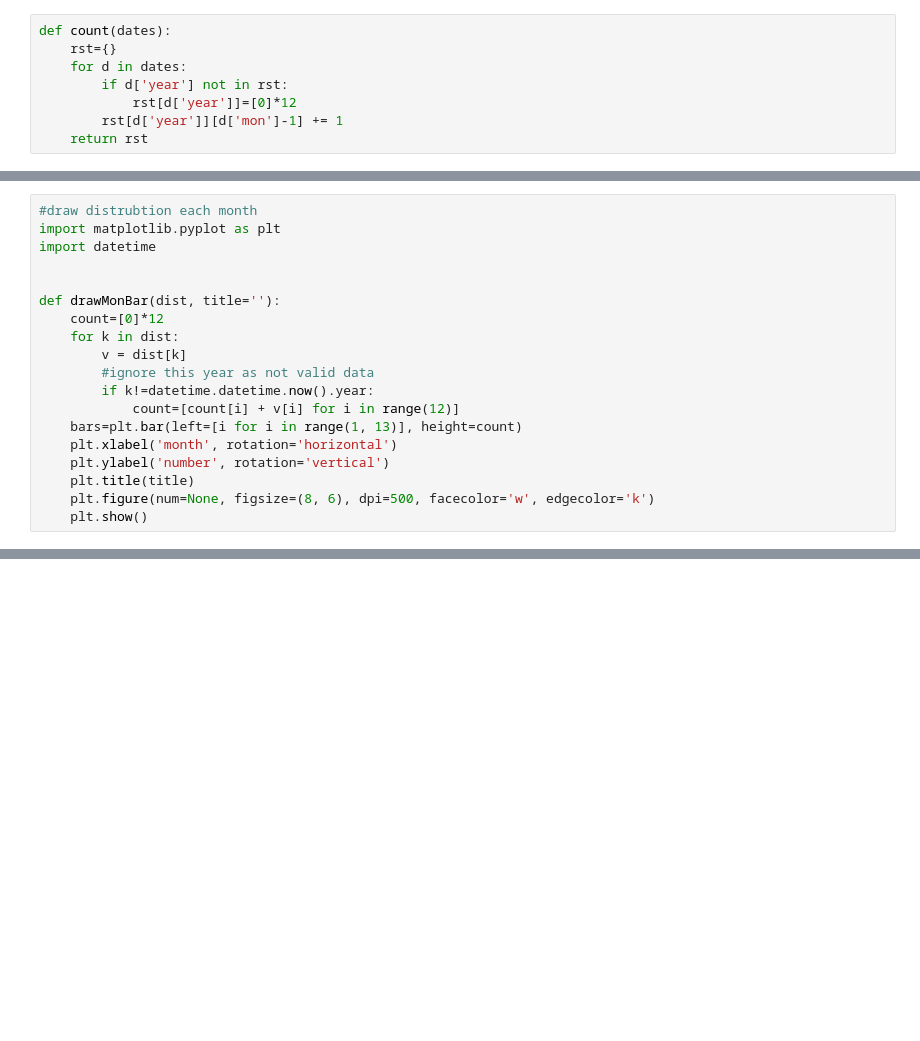
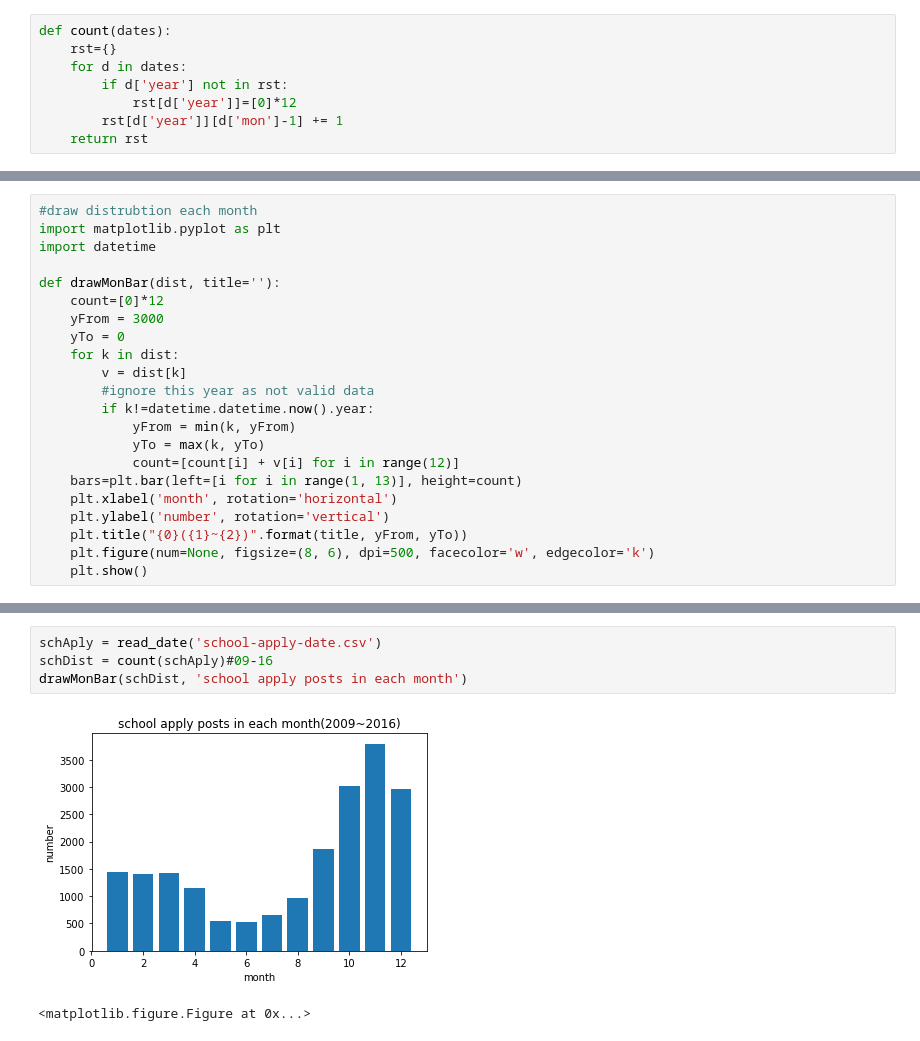
Before and after one commit to NoPointExc/1point3.com, a Jupyter notebook: new-poition&interview-report-time-analysis.ipynb, the cells around one changed output, grey strips where cells are left out. Drawn from its saved outputs; the diff is of its cells as text; blank space fills up the shorter version.

Commit message:
school apply each year

```diff
--- a/new-poition&interview-report-time-analysis.ipynb
+++ b/new-poition&interview-report-time-analysis.ipynb
@@ -33,18 +25,21 @@ print(posDist)
 import matplotlib.pyplot as plt
 import datetime
 
-
 def drawMonBar(dist, title=''):
     count=[0]*12
+    yFrom = 3000
+    yTo = 0
     for k in dist:
         v = dist[k]
         #ignore this year as not valid data
         if k!=datetime.datetime.now().year:
+            yFrom = min(k, yFrom)
+            yTo = max(k, yTo)
             count=[count[i] + v[i] for i in range(12)]
     bars=plt.bar(left=[i for i in range(1, 13)], height=count)
     plt.xlabel('month', rotation='horizontal')
     plt.ylabel('number', rotation='vertical')
-    plt.title(title)
+    plt.title("{0}({1}~{2})".format(title, yFrom, yTo))
     plt.figure(num=None, figsize=(8, 6), dpi=500, facecolor='w', edgecolor='k')
     plt.show()
 # %%
@@ -69,3 +57,10 @@ drawMonBar(intDist, 'reported interview in each month(2009~2016)')
 # %% [output]
 [figure]
 <matplotlib.figure.Figure at 0x...>
+# %%
+schAply = read_date('school-apply-date.csv')
+schDist = count(schAply)#09-16
+drawMonBar(schDist, 'school apply posts in each month')
+# %% [output]
+[figure, added]
+<matplotlib.figure.Figure at 0x...>
```
Also changed, not shown: parts of 7 cells of this notebook.
